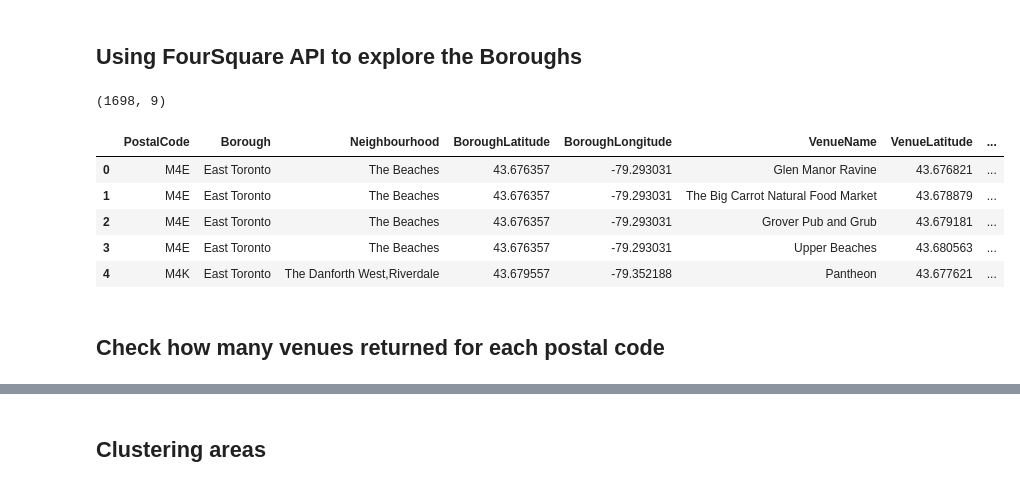
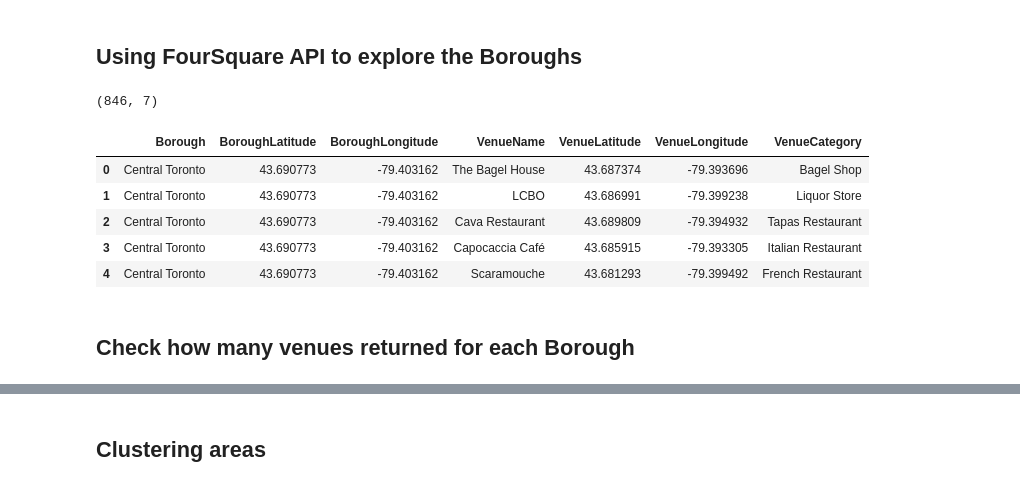
Before and after one commit to theoblank/Data-Science-Capstone, a Jupyter notebook: IBM Data Science Capstone Project.ipynb, the cells around one changed output, grey strips where cells are left out. Saved outputs shown, nothing was run; the diff lists cells and outputs as text; code cells hidden in the pictures.

```diff
--- a/IBM Data Science Capstone Project.ipynb
+++ b/IBM Data Science Capstone Project.ipynb
@@ -183,8 +213,8 @@ The geograpical coordinates of Toronto are 43.653963, -79.387207.
 # %%
 map_toronto = folium.Map(location=[latitude, longitude], zoom_start=11)
 
-for lat, long, post, borough, neigh in zip(df_toronto_coords['Latitude'], df_toronto_coords['Longitude'], df_toronto_coords['PostalCode'], df_toronto_coords['Borough'], df_toronto_coords['Neighbourhood']):
-    label = "{} ({}): {}".format(borough, post, neigh)
+for lat, long, borough, price in zip(df_toronto_clean['Latitude'], df_toronto_clean['Longitude'], df_toronto_clean['Borough'], df_toronto_clean['1-Bedroom Apt. Avg. Price ($)']):
+    label = "{} (${})".format(borough, price)
     popup = folium.Popup(label, parse_html=True)
     folium.CircleMarker(
         [lat, long],
@@ -217,17 +231,0 @@ toronto_central_df.head()
-# %%
-map_toronto = folium.Map(location=[latitude, longitude], zoom_start=12)
-
-for lat, long, post, borough, neigh in zip(df_toronto_coords['Latitude'], df_toronto_coords['Longitude'], df_toronto_coords['PostalCode'], df_toronto_coords['Borough'], df_toronto_coords['Neighbourhood']):
-    label = "{} ({}): {}".format(borough, post, neigh)
-    popup = folium.Popup(label, parse_html=True)
-    folium.CircleMarker(
-        [lat, long],
-        radius=5,
-        popup=popup,
-        color='blue',
-        fill=True,
-        fill_color='#3186cc',
-        fill_opacity=0.7,
-        parse_html=False).add_to(map_toronto)
-
-map_toronto
@@ -236,16 +232,16 @@ map_toronto
 # %% [markdown]
 ## Using FourSquare API to explore the Boroughs
 # %%
-CLIENT_ID = ''
-CLIENT_SECRET = ''
-VERSION = ''
+CLIENT_ID = 'removed'
+CLIENT_SECRET = 'removed'
+VERSION = 'removed'
 # %%
-radius = 500
+radius = 2000
 LIMIT = 100
 
 venues = []
 
-for lat, long, post, borough, neighborhood in zip(toronto_central_df['Latitude'], toronto_central_df['Longitude'], toronto_central_df['PostalCode'], toronto_central_df['Borough'], toronto_central_df['Neighbourhood']):
+for lat, long, borough in zip(df_toronto_clean['Latitude'], df_toronto_clean['Longitude'], df_toronto_clean['Borough']):
     url = "https://api.foursquare.com/v2/venues/explore?client_id={}&client_secret={}&v={}&ll={},{}&radius={}&limit={}".format(
         CLIENT_ID,
         CLIENT_SECRET,
@@ -259,9 +255,7 @@ for lat, long, post, borough, neighborhood in zip(toronto_central_df['Latitude']
 
     for venue in results:
         venues.append((
-            post,
             borough,
-            neighborhood,
             lat,
             long,
             venue['venue']['name'],
@@ -270,17 +264,17 @@ for lat, long, post, borough, neighborhood in zip(toronto_central_df['Latitude']
             venue['venue']['categories'][0]['name']))
 # %%
 venues_df = pd.DataFrame(venues)
-venues_df.columns = ['PostalCode', 'Borough', 'Neighbourhood', 'BoroughLatitude', 'BoroughLongitude', 'VenueName', 'VenueLatitude', 'VenueLongitude', 'VenueCategory']
+venues_df.columns = ['Borough', 'BoroughLatitude', 'BoroughLongitude', 'VenueName', 'VenueLatitude', 'VenueLongitude', 'VenueCategory']
 print(venues_df.shape)
 venues_df.head()
 # %% [output]
-(1698, 9)
+(846, 7)
-|  | PostalCode | Borough | Neighbourhood | BoroughLatitude | BoroughLongitude | VenueName | VenueLatitude | ... |
-| 0 | M4E | East Toronto | The Beaches | 43.676357 | -79.293031 | Glen Manor Ravine | 43.676821 | ... |
-| 1 | M4E | East Toronto | The Beaches | 43.676357 | -79.293031 | The Big Carrot Natural Food Market | 43.678879 | ... |
-| 2 | M4E | East Toronto | The Beaches | 43.676357 | -79.293031 | Grover Pub and Grub | 43.679181 | ... |
-| 3 | M4E | East Toronto | The Beaches | 43.676357 | -79.293031 | Upper Beaches | 43.680563 | ... |
-| 4 | M4K | East Toronto | The Danforth West,Riverdale | 43.679557 | -79.352188 | Pantheon | 43.677621 | ... |
+|  | Borough | BoroughLatitude | BoroughLongitude | VenueName | VenueLatitude | VenueLongitude | VenueCategory |
+| 0 | Central Toronto | 43.690773 | -79.403162 | The Bagel House | 43.687374 | -79.393696 | Bagel Shop |
+| 1 | Central Toronto | 43.690773 | -79.403162 | LCBO | 43.686991 | -79.399238 | Liquor Store |
+| 2 | Central Toronto | 43.690773 | -79.403162 | Cava Restaurant | 43.689809 | -79.394932 | Tapas Restaurant |
+| 3 | Central Toronto | 43.690773 | -79.403162 | Capocaccia Café | 43.685915 | -79.393305 | Italian Restaurant |
+| 4 | Central Toronto | 43.690773 | -79.403162 | Scaramouche | 43.681293 | -79.399492 | French Restaurant |
 # %% [markdown]
-## Check how many venues returned for each postal code
+## Check how many venues returned for each Borough
 # %%
```
Also changed, not shown: parts of 37 cells of this notebook.
